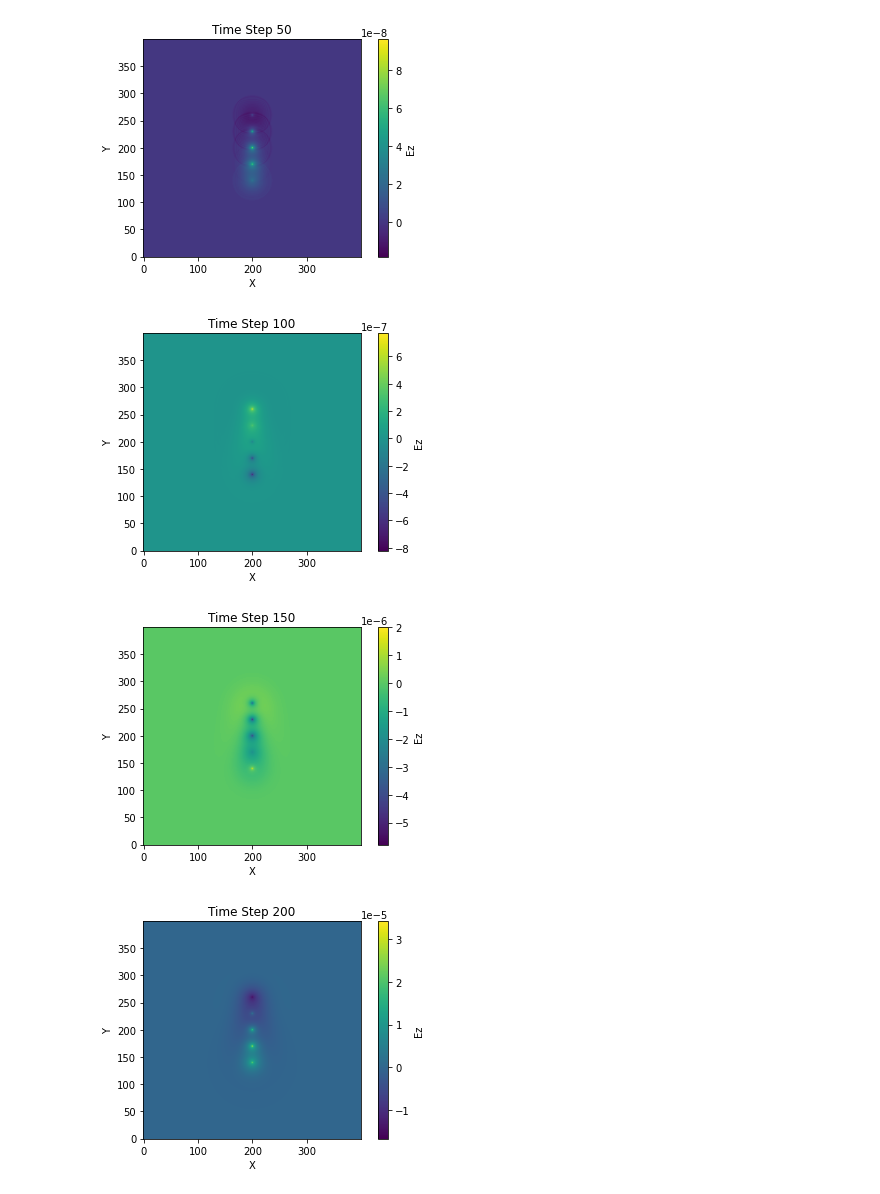
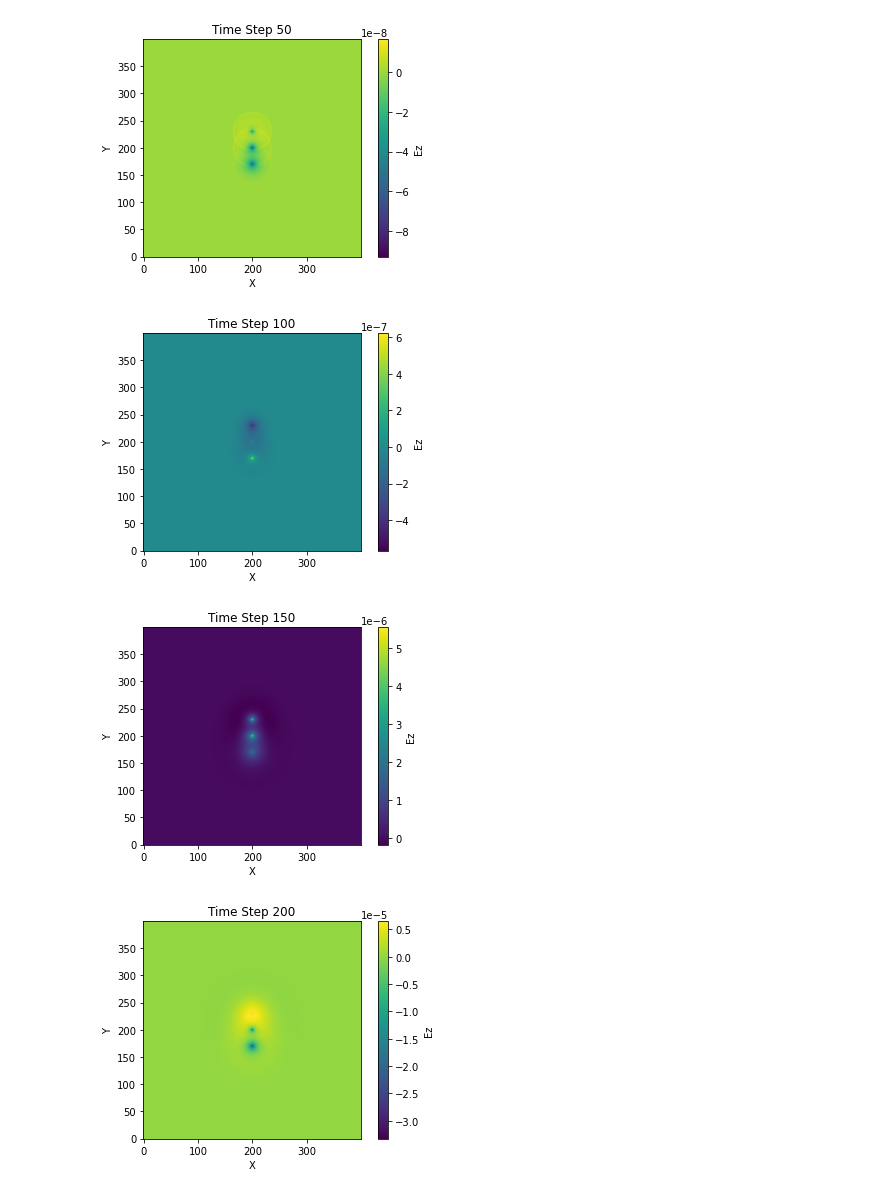
Before and after one commit to carrienlei/EE578FinalProject, a Jupyter notebook: phaseDelay.ipynb, the cells around one changed output. Saved outputs shown, nothing was run; the diff lists cells and outputs as text; code cells hidden in the pictures.

Commit message:
added probes + difference in gain calculations

```diff
--- a/phaseDelay.ipynb
+++ b/phaseDelay.ipynb
@@ -43,13 +43,22 @@ Hx = np.zeros((numX_cells, numY_cells))
 Hy = np.zeros((numX_cells, numY_cells))
 
 # Dipole Parameters
-numberAntennas = 5
+numberAntennas = 3
 dipole_epsilon = 100
 dipole_spacing_cells = int(15e-3 / dx) # space between dipoles = 15mm = 30 cells
 dipole_width = 1e-3 # dipole thickness = 1 mm
 dipole_height = 15e-3 # dipole height = 15 mm
 dipole_width_cells = int(dipole_width / dx)
 dipole_height_cells = int(dipole_height / dy)
+
+# Probe locations
+probe_beam_direction_x = int(numX_cells *.75) # this probe is put at the angle of target beam (45 degrees from x axis)
+probe_beam_direction_y = int(numY_cells * .75)
+probe_x = int(numX_cells * .25) # this probe is put far away from target angle (135 from x axis)
+probe_y = int(numY_cells *.75)
+Ez_probe_beam = np.zeros(max_time_steps) # store values at probes
+Ez_probe = np.zeros(max_time_steps)
+
 
 # Current source vectors
 sources = []
@@ -86,13 +95,16 @@ def placeAndVisualizeAntennas(numAntennas, spacingBetween, dipoleLength, dipoleW
             for z in range(x_bottom, x_top + 1):
                 grid[z, y] = e_dipole
                 plt.plot(y, z, 'x', markersize = 2, color='white')
-                # plt.plot(x1_source, y1_source, 'o', markersize = 5, color = 'black')
 
         sources.append((x, center_y))
 
     # Show where the sources are injected on grid
     for location in sources:
         plt.plot(location[0], location[1], 'o', markersize = 3, color = 'black')
+
+    # Show where the probes are on the grid
+    plt.plot(probe_beam_direction_x, probe_beam_direction_y, '*', markersize = 5, color = 'yellow')
+    plt.plot(probe_x, probe_y, '*', markersize = 5, color = 'yellow')
 
     # Plot the permittivity grid
     plt.imshow(grid, cmap='viridis', origin= 'lower')
@@ -113,8 +124,8 @@ No artists with labels found to put in legend.  Note that artists whose label st
 
 print(sources)
 
-theta0 = 30 # target beam from z axis
-phi0 = 30 # target beam from x axis
+theta0 = 45 # target beam from z axis
+phi0 = 45 # target beam from x axis
 
 k = (np.pi * 2 / lambda0)
 kx = k * np.sin(np.radians(theta0)) * np.cos(np.radians(phi0))
@@ -163,6 +174,10 @@ for n in range(max_time_steps):
         for j in range(1, numY_cells - 1):
             Ez[i, j] += ((Hy[i, j] - Hy[i - 1, j]) * magic_time_step / dx) - ((Hx[i, j] - Hx[i, j - 1]) * magic_time_step / dy)
 
+    # Store Ez at probes
+    Ez_probe_beam[n] = np.abs(Ez[probe_beam_direction_x, probe_beam_direction_y])
+    Ez_probe[n] = np.abs(Ez[probe_x, probe_y])
+
     # Apply excitation at antenna sources
     t_n = n * magic_time_step
     for (x_coord, y_coord, phase) in phasedSources:
@@ -196,4 +211,4 @@ plt.show()
-[figure, old version]
+[figure, new version]
-[figure, old version]
+[figure, new version]
-[figure, old version]
+[figure, new version]
-[figure, old version]
+[figure, new version]
```
Also changed, not shown: parts of 5 cells of this notebook.
